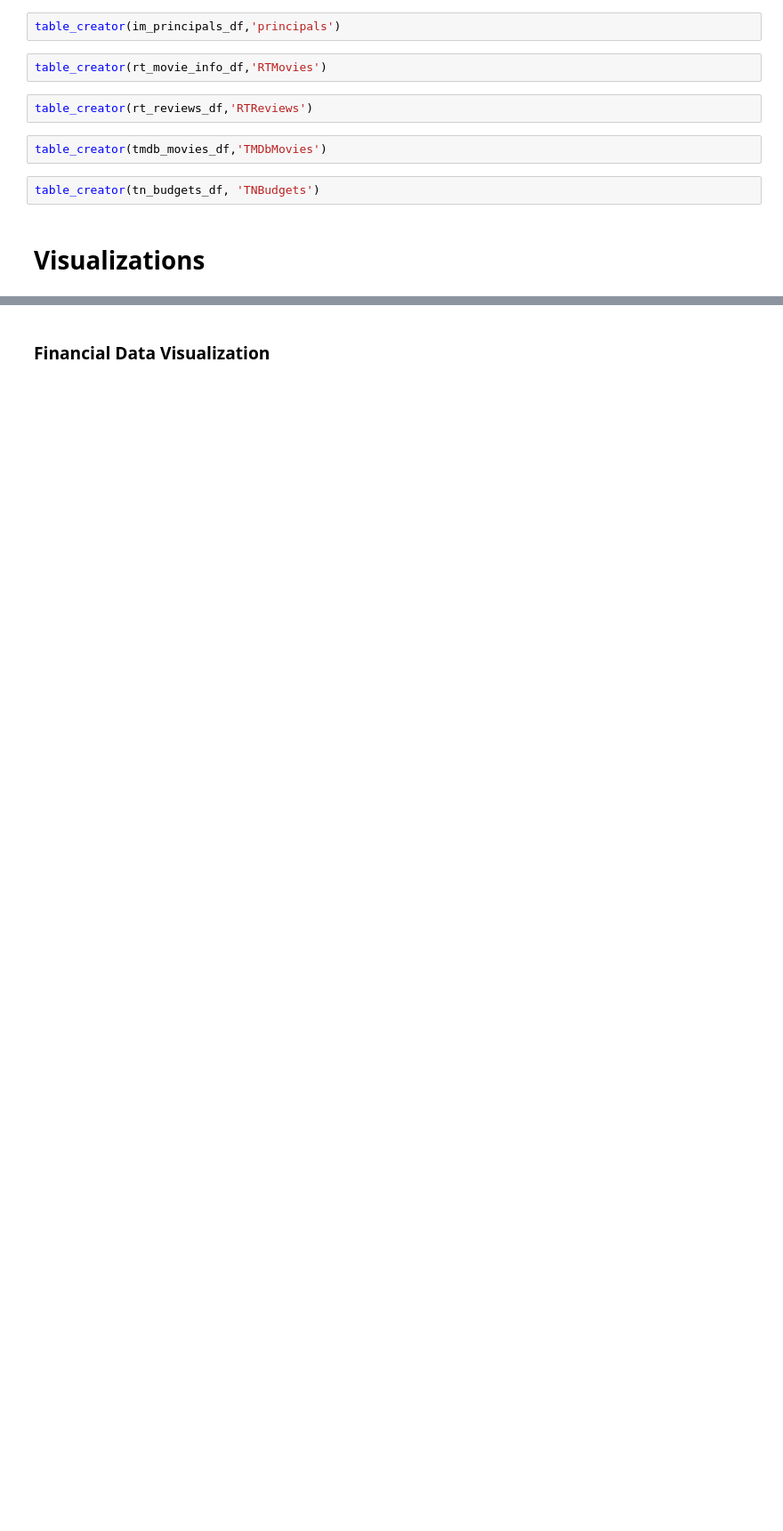
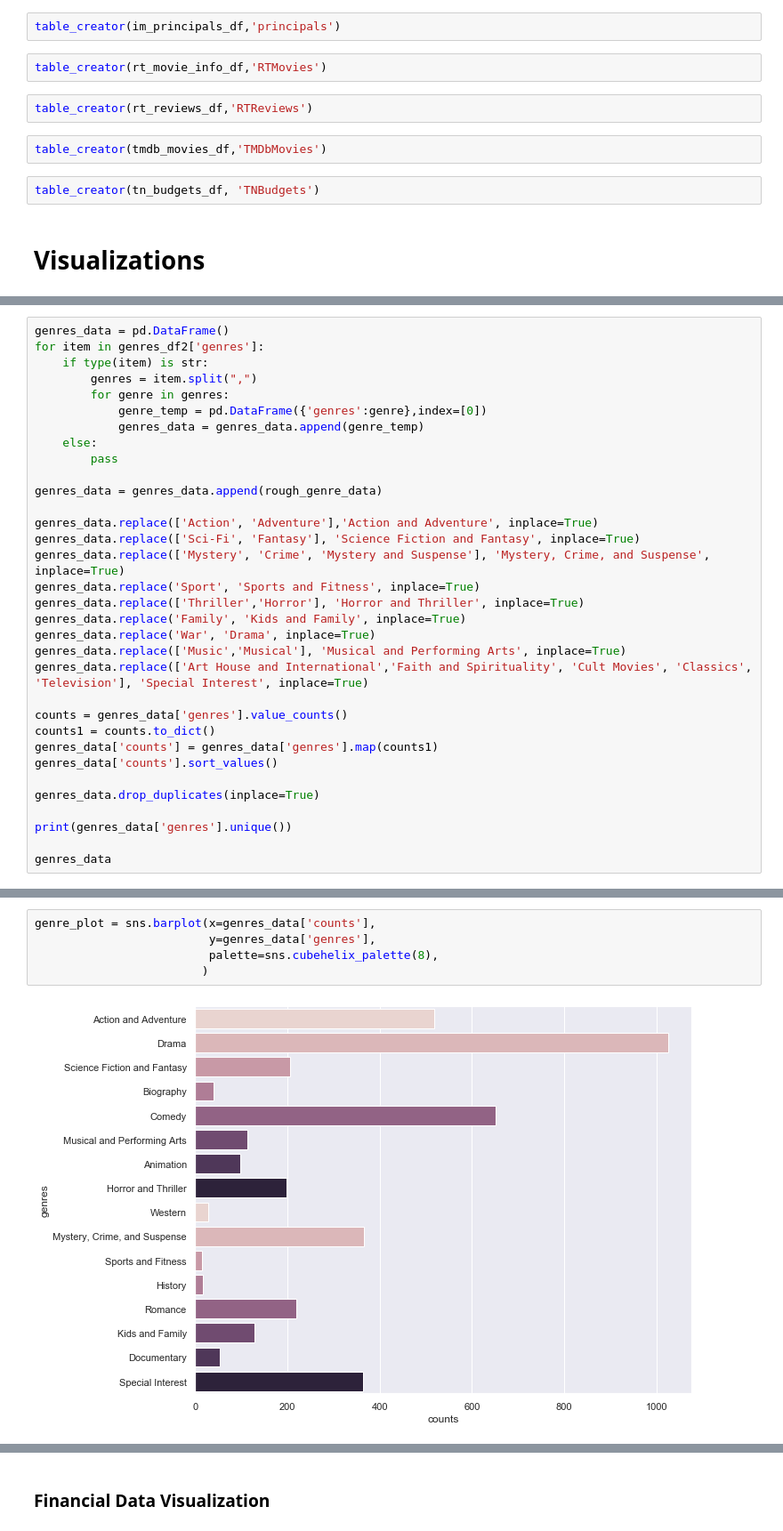
Before and after one commit to cam-benfield/EDA-Project, a Jupyter notebook: student.ipynb, the cells around one changed output, grey strips where cells are left out. Shown at 89% size. Saved outputs shown, nothing was run; the diff lists cells and outputs as text; blank space fills up the shorter version.

```diff
--- a/student.ipynb
+++ b/student.ipynb
@@ -741,0 +799,33 @@ sns.set(rc={'figure.figsize':(10,8)})
+# %%
+genres_data = pd.DataFrame()
+for item in genres_df2['genres']:
+    if type(item) is str:
+        genres = item.split(",")
+        for genre in genres:
+            genre_temp = pd.DataFrame({'genres':genre},index=[0])
+            genres_data = genres_data.append(genre_temp)
+    else:
+        pass
+
+genres_data = genres_data.append(rough_genre_data)
+
+genres_data.replace(['Action', 'Adventure'],'Action and Adventure', inplace=True)
+genres_data.replace(['Sci-Fi', 'Fantasy'], 'Science Fiction and Fantasy', inplace=True)
+genres_data.replace(['Mystery', 'Crime', 'Mystery and Suspense'], 'Mystery, Crime, and Suspense', inplace=True)
+genres_data.replace('Sport', 'Sports and Fitness', inplace=True)
+genres_data.replace(['Thriller','Horror'], 'Horror and Thriller', inplace=True)
+genres_data.replace('Family', 'Kids and Family', inplace=True)
+genres_data.replace('War', 'Drama', inplace=True)
+genres_data.replace(['Music','Musical'], 'Musical and Performing Arts', inplace=True)
+genres_data.replace(['Art House and International','Faith and Spirituality', 'Cult Movies', 'Classics', 'Television'], 'Special Interest', inplace=True)
+
+counts = genres_data['genres'].value_counts()
+counts1 = counts.to_dict()
+genres_data['counts'] = genres_data['genres'].map(counts1)
+genres_data['counts'].sort_values()
+
+genres_data.drop_duplicates(inplace=True)
+
+print(genres_data['genres'].unique())
+
+genres_data
@@ -741,0 +854,7 @@ sns.set(rc={'figure.figsize':(10,8)})
+# %%
+genre_plot = sns.barplot(x=genres_data['counts'],
+                         y=genres_data['genres'],
+                         palette=sns.cubehelix_palette(8),
+                        )
+# %% [output]
+[figure, added]
```
Also changed, not shown: parts of 25 cells of this notebook, 1 other file.
